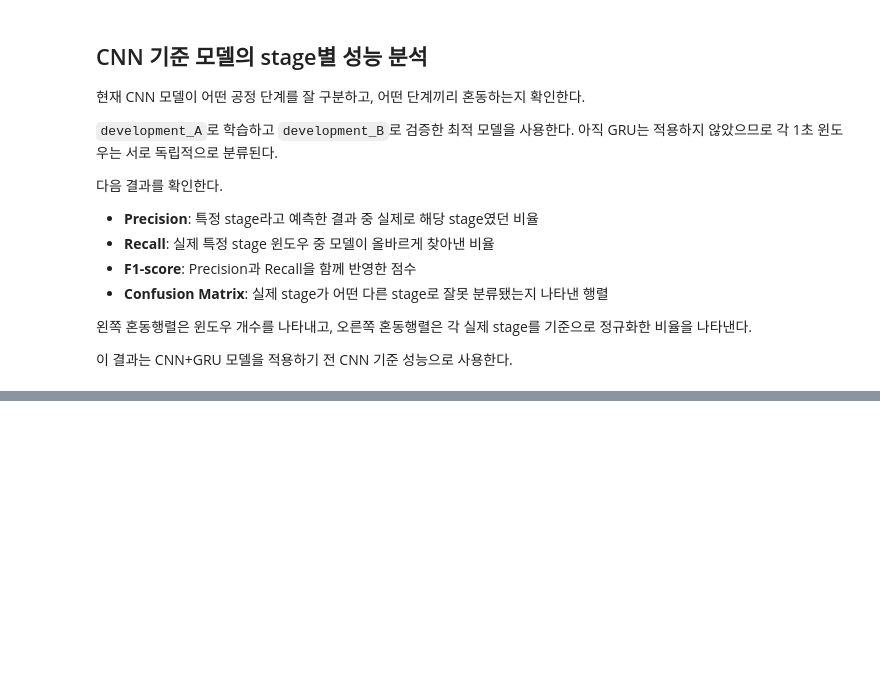
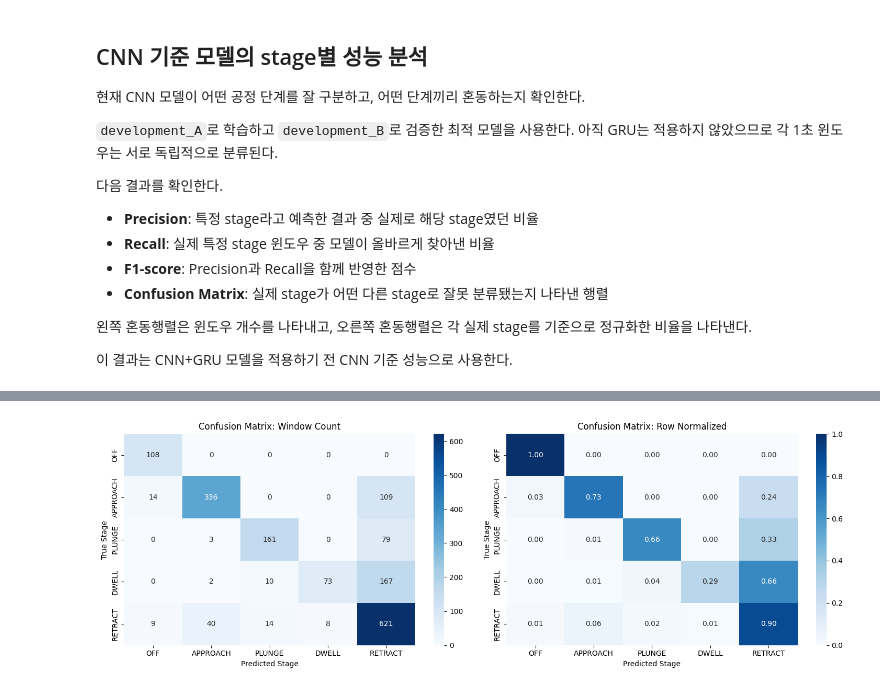
Before and after one commit to tnwlvos/Purdue-AI-education-Muchine-Learning-, a Jupyter notebook: FSSW_Audio_Classification.ipynb, the cells around one changed output, grey strips where cells are left out. Saved outputs shown, nothing was run; the diff lists cells and outputs as text; code cells hidden in the pictures; blank space fills up the shorter version.

```diff
--- a/FSSW_Audio_Classification.ipynb
+++ b/FSSW_Audio_Classification.ipynb
@@ -2354,43 +2293,59 @@ stage_names = [
     "RETRACT"
 ]
 
-evaluation_model.eval()
+model_cnn_fold_1.eval()
 
 all_true = []
 all_pred = []
 all_boundary = []
 
 with torch.no_grad():
-    for batch in valid_loader:
-        (
-            X_batch,
-            y_hard_batch,
-            y_soft_batch,
-            y_boundary_batch
-        ) = batch
+    for (
+        batch_X,
+        batch_hard_labels,
+        batch_soft_labels,
+        batch_boundary_flags
+    ) in valid_loader_fold_1:
 
-        X_batch = X_batch.to(device)
+        batch_X = batch_X.to(device)
 
-        logits = evaluation_model(X_batch)
-        predictions = logits.argmax(dim=1)
+        logits = model_cnn_fold_1(
+            batch_X
+        )
+
+        predictions = logits.argmax(
+            dim=1
+        )
 
         all_true.extend(
-            y_hard_batch.cpu().numpy()
-        )
-        all_pred.extend(
-            predictions.cpu().numpy()
-        )
-        all_boundary.extend(
-            y_boundary_batch.cpu().numpy()
+            batch_hard_labels.numpy()
         )
 
-all_true = np.asarray(all_true)
-all_pred = np.asarray(all_pred)
+        all_pred.extend(
+            predictions
+            .cpu()
+            .numpy()
+        )
+
+        all_boundary.extend(
+            batch_boundary_flags.numpy()
+        )
+
+all_true = np.asarray(
+    all_true
+)
+
+all_pred = np.asarray(
+    all_pred
+)
+
 all_boundary = np.asarray(
     all_boundary
 ).astype(bool)
 
-print("Development B 전체 검증 결과\n")
+print(
+    "Development B 전체 검증 결과\n"
+)
 
 print(
     classification_report(
@@ -2435,8 +2390,12 @@ sns.heatmap(
 axes[0].set_title(
     "Confusion Matrix: Window Count"
 )
-axes[0].set_xlabel("Predicted Stage")
-axes[0].set_ylabel("True Stage")
+axes[0].set_xlabel(
+    "Predicted Stage"
+)
+axes[0].set_ylabel(
+    "True Stage"
+)
 
 sns.heatmap(
     cm_normalized,
@@ -2453,8 +2412,12 @@ sns.heatmap(
 axes[1].set_title(
     "Confusion Matrix: Row Normalized"
 )
-axes[1].set_xlabel("Predicted Stage")
-axes[1].set_ylabel("True Stage")
+axes[1].set_xlabel(
+    "Predicted Stage"
+)
+axes[1].set_ylabel(
+    "True Stage"
+)
 
 plt.tight_layout()
 plt.show()
@@ -2462,0 +2438 @@ NameError: name 'valid_loader' is not defined
+[figure, added]
```
Also changed, not shown: parts of 28 cells of this notebook.
